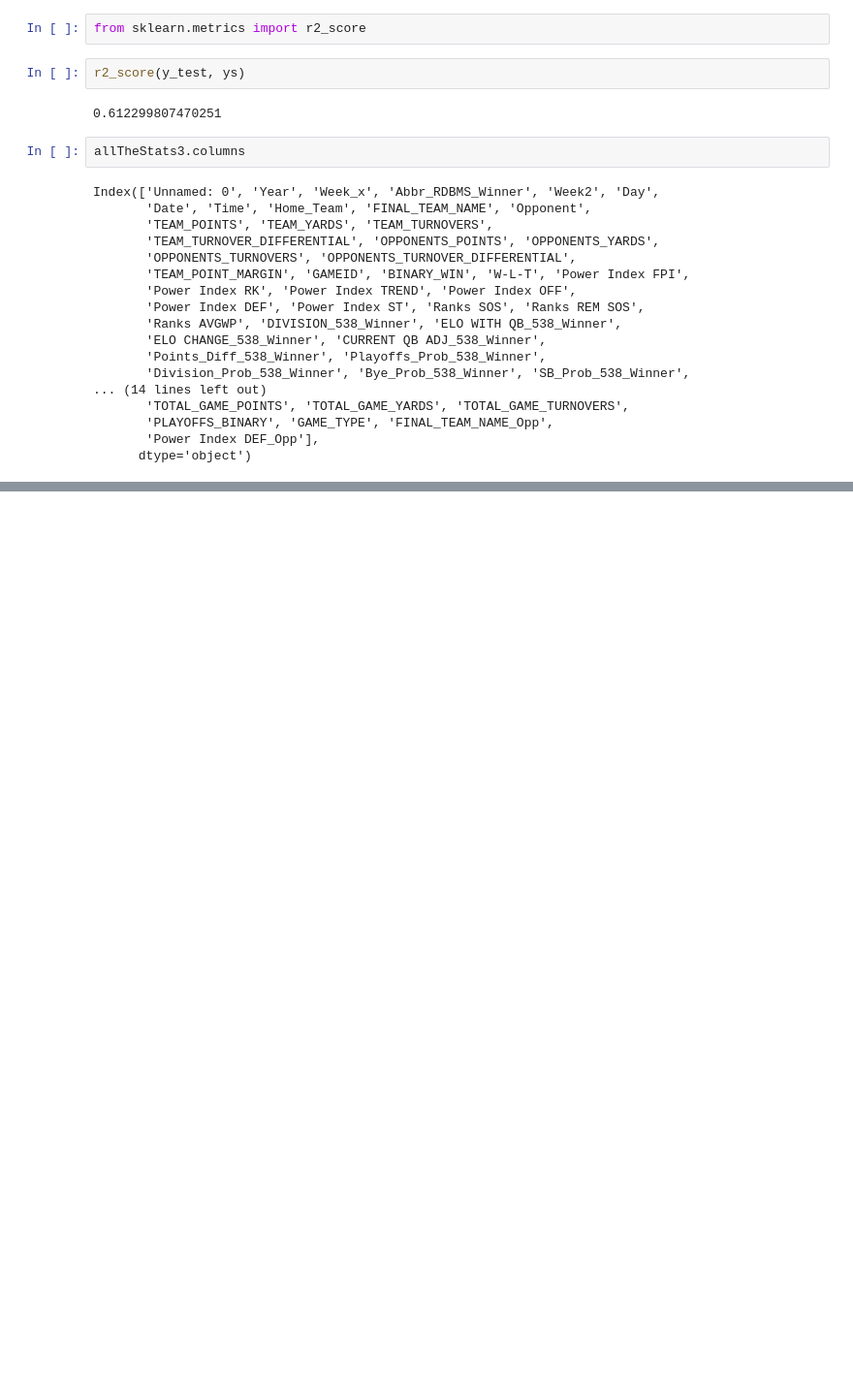
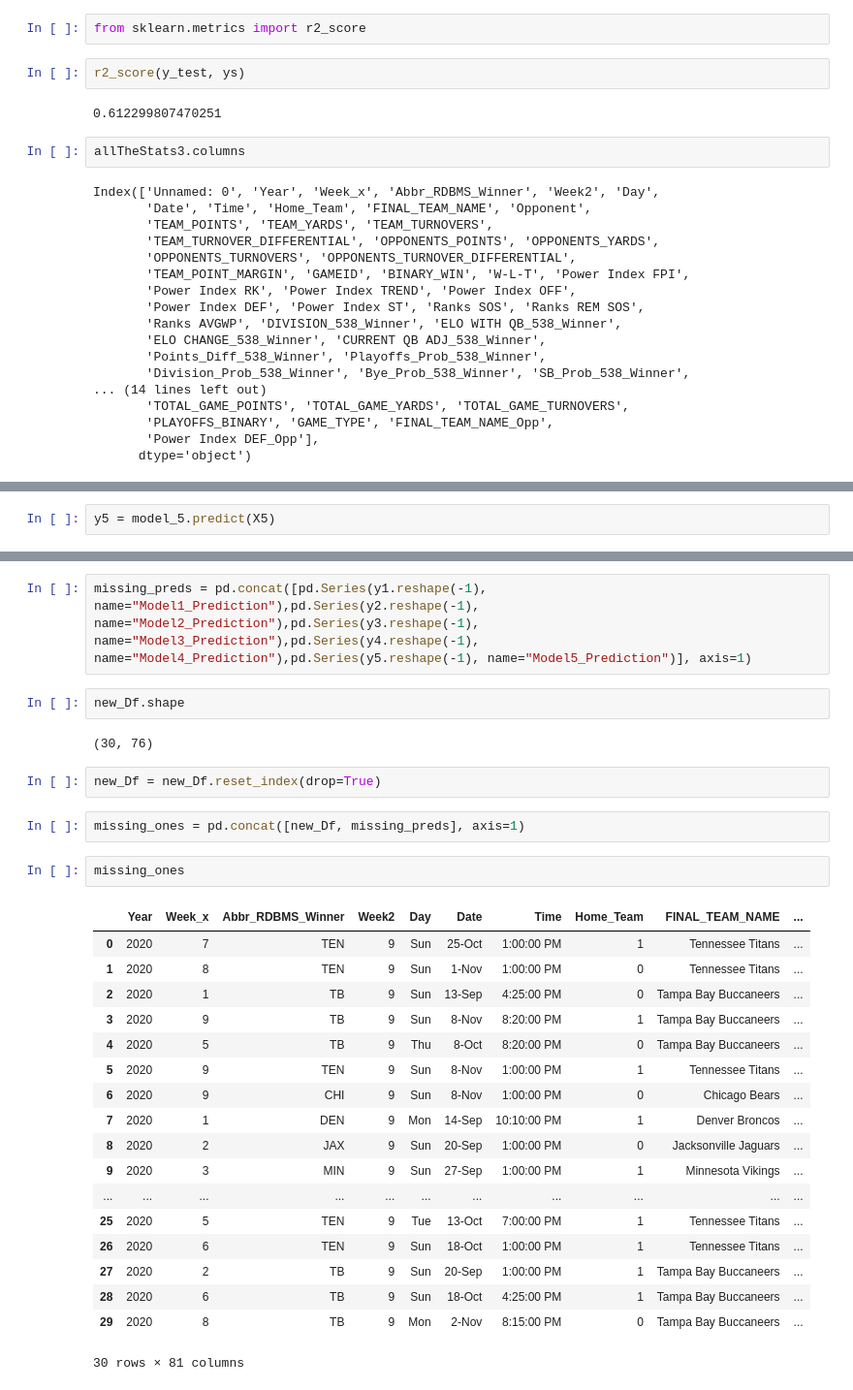
Before and after one commit to adithyav09/NFL-Big-Data-Bowl-2021.github.io, a Jupyter notebook: FinalModel/MachineLearningModels.ipynb, the cells around one changed output, grey strips where cells are left out. Shown at 97% size. Saved outputs shown, nothing was run; the diff lists cells and outputs as text; blank space fills up the shorter version.

```diff
--- a/FinalModel/MachineLearningModels.ipynb
+++ b/FinalModel/MachineLearningModels.ipynb
@@ -1832,0 +2884,2 @@ Index(['Unnamed: 0', 'Year', 'Week_x', 'Abbr_RDBMS_Winner', 'Week2', 'Day',
+# %%
+y5 = model_5.predict(X5)
@@ -1832,0 +2906,31 @@ Index(['Unnamed: 0', 'Year', 'Week_x', 'Abbr_RDBMS_Winner', 'Week2', 'Day',
+# %%
+missing_preds = pd.concat([pd.Series(y1.reshape(-1), name="Model1_Prediction"),pd.Series(y2.reshape(-1), name="Model2_Prediction"),pd.Series(y3.reshape(-1), name="Model3_Prediction"),pd.Series(y4.reshape(-1), name="Model4_Prediction"),pd.Series(y5.reshape(-1), name="Model5_Prediction")], axis=1)
+# %%
+new_Df.shape
+# %% [output]
+(30, 76)
+# %%
+new_Df = new_Df.reset_index(drop=True)
+# %%
+missing_ones = pd.concat([new_Df, missing_preds], axis=1)
+# %%
+missing_ones
+# %% [output]
+|  | Year | Week_x | Abbr_RDBMS_Winner | Week2 | Day | Date | Time | Home_Team | FINAL_TEAM_NAME | ... |
+| 0 | 2020 | 7 | TEN | 9 | Sun | 25-Oct | 1:00:00 PM | 1 | Tennessee Titans | ... |
+| 1 | 2020 | 8 | TEN | 9 | Sun | 1-Nov | 1:00:00 PM | 0 | Tennessee Titans | ... |
+| 2 | 2020 | 1 | TB | 9 | Sun | 13-Sep | 4:25:00 PM | 0 | Tampa Bay Buccaneers | ... |
+| 3 | 2020 | 9 | TB | 9 | Sun | 8-Nov | 8:20:00 PM | 1 | Tampa Bay Buccaneers | ... |
+| 4 | 2020 | 5 | TB | 9 | Thu | 8-Oct | 8:20:00 PM | 0 | Tampa Bay Buccaneers | ... |
+| 5 | 2020 | 9 | TEN | 9 | Sun | 8-Nov | 1:00:00 PM | 1 | Tennessee Titans | ... |
+| 6 | 2020 | 9 | CHI | 9 | Sun | 8-Nov | 1:00:00 PM | 0 | Chicago Bears | ... |
+| 7 | 2020 | 1 | DEN | 9 | Mon | 14-Sep | 10:10:00 PM | 1 | Denver Broncos | ... |
+| 8 | 2020 | 2 | JAX | 9 | Sun | 20-Sep | 1:00:00 PM | 0 | Jacksonville Jaguars | ... |
+| 9 | 2020 | 3 | MIN | 9 | Sun | 27-Sep | 1:00:00 PM | 1 | Minnesota Vikings | ... |
+| ... | ... | ... | ... | ... | ... | ... | ... | ... | ... | ... |
+| 25 | 2020 | 5 | TEN | 9 | Tue | 13-Oct | 7:00:00 PM | 1 | Tennessee Titans | ... |
+| 26 | 2020 | 6 | TEN | 9 | Sun | 18-Oct | 1:00:00 PM | 1 | Tennessee Titans | ... |
+| 27 | 2020 | 2 | TB | 9 | Sun | 20-Sep | 1:00:00 PM | 1 | Tampa Bay Buccaneers | ... |
+| 28 | 2020 | 6 | TB | 9 | Sun | 18-Oct | 4:25:00 PM | 1 | Tampa Bay Buccaneers | ... |
+| 29 | 2020 | 8 | TB | 9 | Mon | 2-Nov | 8:15:00 PM | 0 | Tampa Bay Buccaneers | ... |
+30 rows × 81 columns
```
Also changed, not shown: parts of 208 cells of this notebook, 5 other files.
